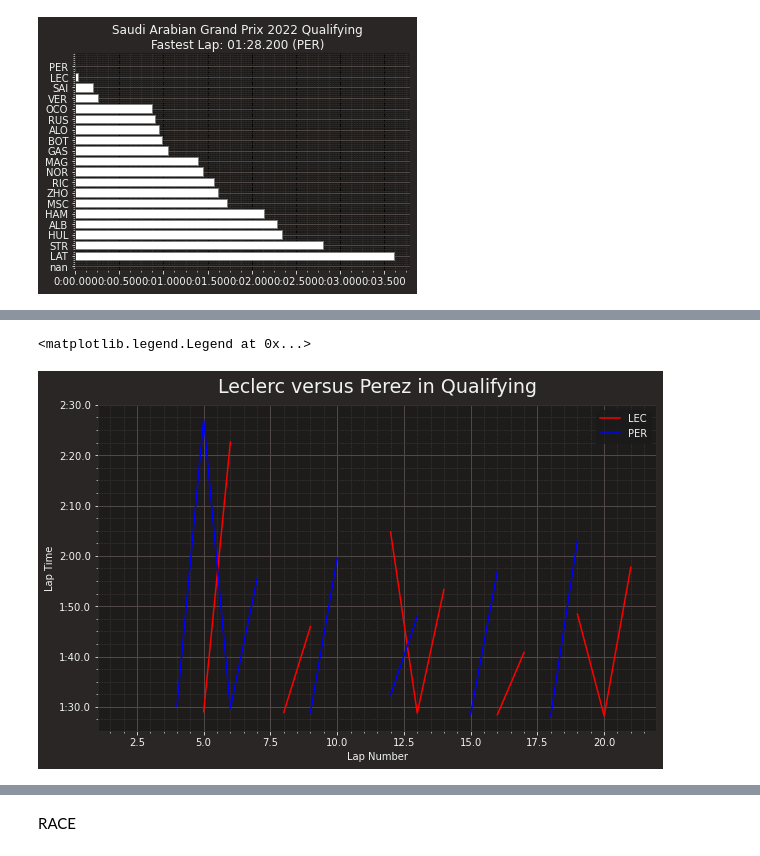
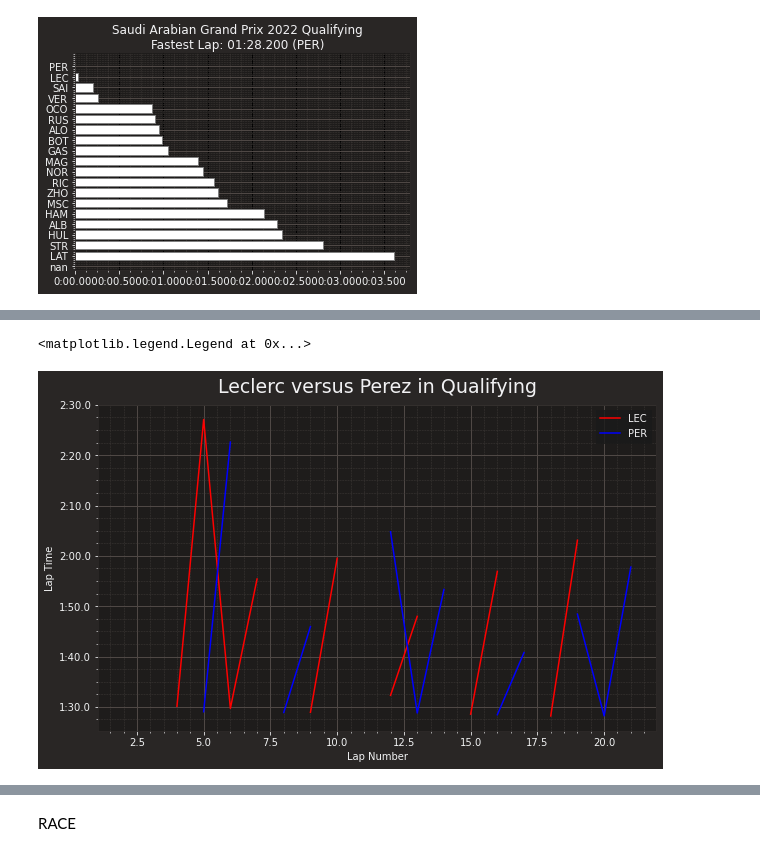
Before and after one commit to enesgasi/F1-2022-Season-Full-Analysis-With-Python, a Jupyter notebook: 2 Saudi Arabian GP/saudi.ipynb, the cells around one changed output, grey strips where cells are left out. Drawn from its saved outputs; the diff is of its cells as text; code cells hidden in the pictures.

```diff
--- a/2 Saudi Arabian GP/saudi.ipynb
+++ b/2 Saudi Arabian GP/saudi.ipynb
@@ -128,12 +125,12 @@ plt.show()
 [figure]
 # %%
 laps = saudi_quali.load_laps(with_telemetry=True)
-per = laps.pick_driver('PER')
-lec = laps.pick_driver('LEC')
+drv_1 = laps.pick_driver('PER')
+drv_2 = laps.pick_driver('LEC')
 
 fig, ax = plt.subplots(figsize=(10,6))
-ax.plot(lec['LapNumber'], lec['LapTime'], color='red')
-ax.plot(per['LapNumber'], per['LapTime'], color='blue')
+ax.plot(drv_1['LapNumber'], drv_1['LapTime'], color='red')
+ax.plot(drv_2['LapNumber'], drv_2['LapTime'], color='blue')
 ax.set_title('Leclerc versus Perez in Qualifying')
 ax.set_xlabel('Lap Number')
 ax.set_ylabel("Lap Time")
@@ -156,4 +152,4 @@ core           INFO     Finished loading data for 20 drivers: ['16', '27', '23',
 <matplotlib.legend.Legend at 0x...>
-[figure, old version]
+[figure, new version]
 # %%
 laps = saudi_quali.load_laps(with_telemetry=True)
```
Also changed, not shown: parts of 10 cells of this notebook, 7 other files.
